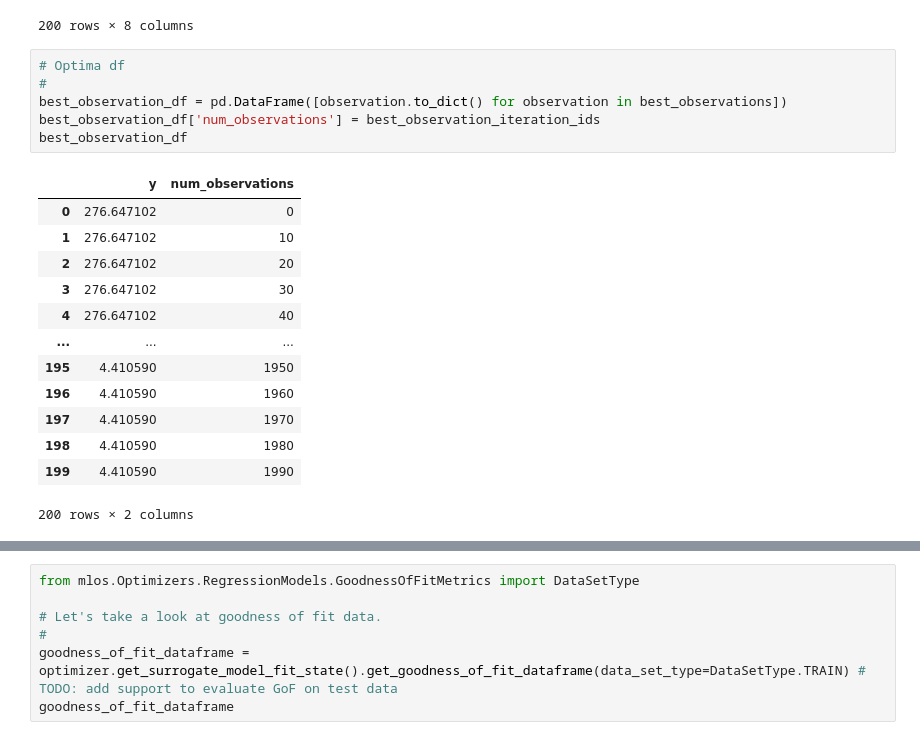
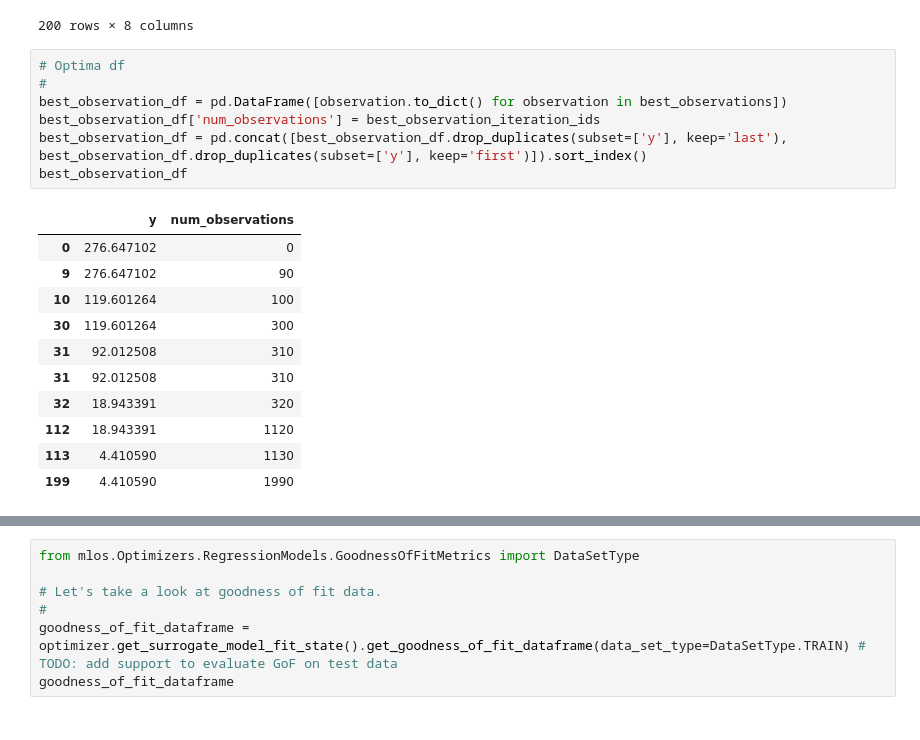
Before and after one commit to byte-sculptor/mlos_v2, a Jupyter notebook: source/Mlos.Notebooks/OptimizerEvaluationTools.ipynb, the cells around one changed output, grey strips where cells are left out. Drawn from its saved outputs; the diff is of its cells as text.

```diff
--- a/source/Mlos.Notebooks/OptimizerEvaluationTools.ipynb
+++ b/source/Mlos.Notebooks/OptimizerEvaluationTools.ipynb
@@ -238,20 +219,19 @@ configs_df
 # %%
 # Optima df
 #
 best_observation_df = pd.DataFrame([observation.to_dict() for observation in best_observations])
 best_observation_df['num_observations'] = best_observation_iteration_ids
+best_observation_df = pd.concat([best_observation_df.drop_duplicates(subset=['y'], keep='last'), best_observation_df.drop_duplicates(subset=['y'], keep='first')]).sort_index()
 best_observation_df
 # %% [output]
 |  | y | num_observations |
 | 0 | 276.647102 | 0 |
-| 1 | 276.647102 | 10 |
-| 2 | 276.647102 | 20 |
-| 3 | 276.647102 | 30 |
-| 4 | 276.647102 | 40 |
-| ... | ... | ... |
-| 195 | 4.410590 | 1950 |
-| 196 | 4.410590 | 1960 |
-| 197 | 4.410590 | 1970 |
-| 198 | 4.410590 | 1980 |
+| 9 | 276.647102 | 90 |
+| 10 | 119.601264 | 100 |
+| 30 | 119.601264 | 300 |
+| 31 | 92.012508 | 310 |
+| 31 | 92.012508 | 310 |
+| 32 | 18.943391 | 320 |
+| 112 | 18.943391 | 1120 |
+| 113 | 4.410590 | 1130 |
 | 199 | 4.410590 | 1990 |
-200 rows × 2 columns
```
Also changed, not shown: parts of 3 cells of this notebook.
